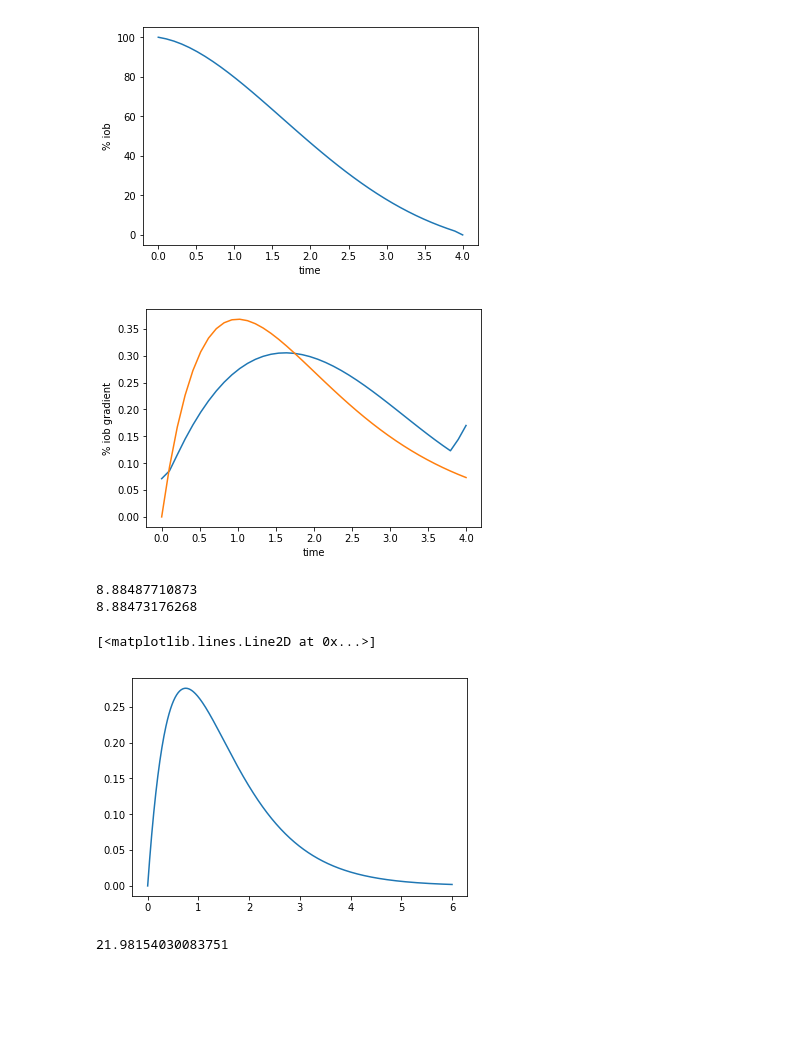
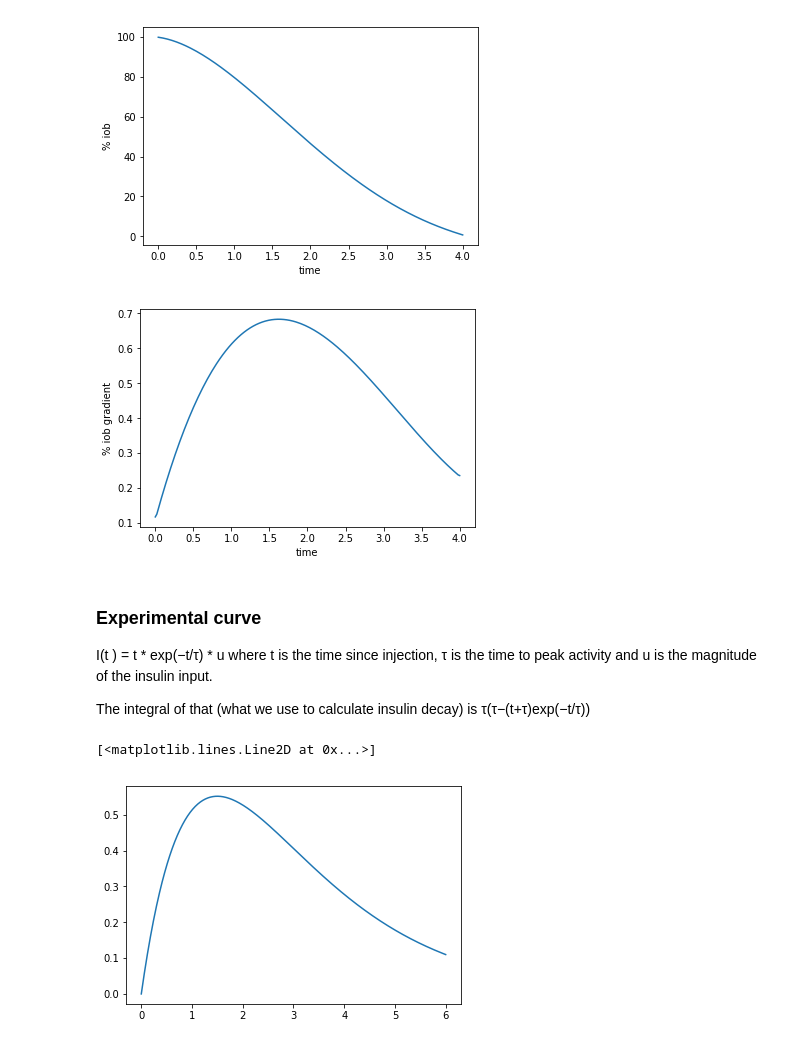
Before and after one commit to ps2/LoopExplain, a Jupyter notebook: Insulin Activity.ipynb, the cells around one changed output. Saved outputs shown, nothing was run; the diff lists cells and outputs as text; code cells hidden in the pictures; blank space fills up the shorter version.

```diff
--- a/Insulin Activity.ipynb
+++ b/Insulin Activity.ipynb
@@ -21,10 +20,10 @@ import loop
 # %%
 
 def walsh_percent_effect_remaining_at_time(time, action_duration):
-    if t <= 0:
-        return 1
-    elif t >= action_duration:
-        return 0
+#     if t <= 0:
+#         return 1
+#     elif t >= action_duration:
+#         return 0
 
     nearest_modeled_duration = None
 
@@ -48,7 +47,8 @@ def walsh_percent_effect_remaining_at_time(time, action_duration):
     else:
         raise Exception('Invalid!')
 # %%
-x = np.linspace(0,4,num=40)
+# 4 hour DIA IOB decay curve
+x = np.linspace(0,4,num=200)
 y = [walsh_percent_effect_remaining_at_time(t,4) * 100 for t in x]
 plt.plot(x, y)
 plt.xlabel('time')
@@ -57,34 +57,26 @@ plt.show()
 # %% [output]
 [figure]
 # %%
-yp = np.gradient(np.array(y)/11.41)
-plt.plot(x, -yp)
-
-
-y_new = [t*math.exp(-t/1) for t in x]
-plt.plot(x, y_new)
-
+# 4 hour DIA activity
+yp = np.gradient(np.array(y))
+plt.plot(x, np.array(yp) * -1)
 plt.xlabel('time')
 plt.ylabel('% iob gradient')
 plt.show()
-
-print (-yp).sum()
-print (np.array(y_new)).sum()
 # %% [output]
-[figure, old version]
+[figure, new version]
-8.88487710873
-8.88473176268
+# %% [markdown]
+### Experimental curve
+I(t ) = t * exp(−t/τ) * u where t is the time since injection, τ is the time to peak activity and u is the magnitude of the insulin input.
+
+The integral of that (what we use to calculate insulin decay) is τ(τ−(t+τ)exp(−t/τ))
 # %%
+# New curve
+# Show tau(peak) at 1 hour, over 6 hours
+tau = 1.5
 x = np.linspace(0,6,num=600)
-y_new = [t*math.exp(-t/0.75) for t in x]
-plt.plot(x, y_new)
+activity = [t*math.exp(-t/tau) for t in x]
+plt.plot(x, activity)
 # %% [output]
 [<matplotlib.lines.Line2D at 0x...>]
-[figure, old version]
+[figure, new version]
-# %%
-d = 3 * 60
-x = 0.05
-tau = -d / math.log(x/d)
-tau
-# %% [output]
-21.98154030083751
```
Also changed, not shown: parts of 3 cells of this notebook, 1 other file.
